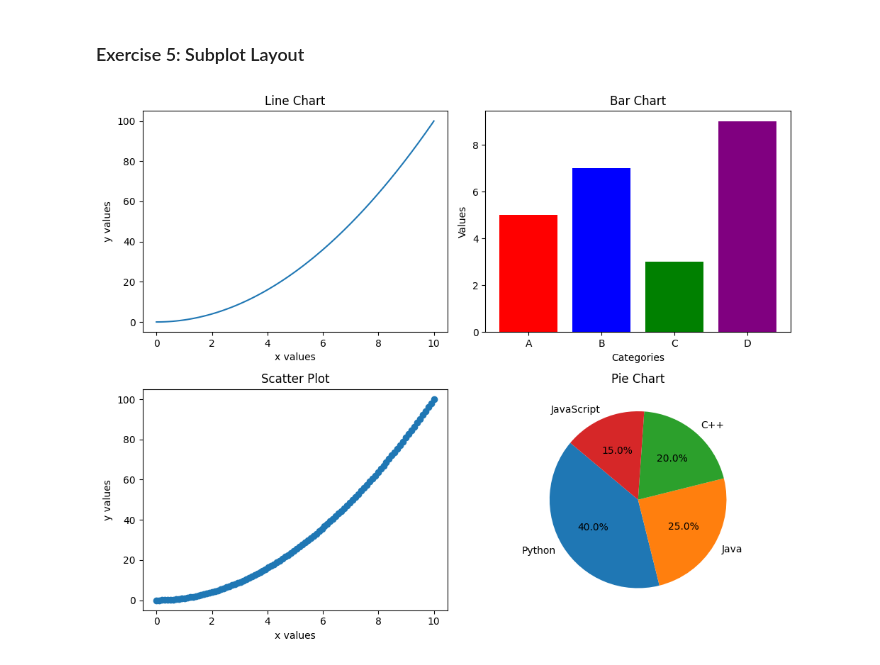
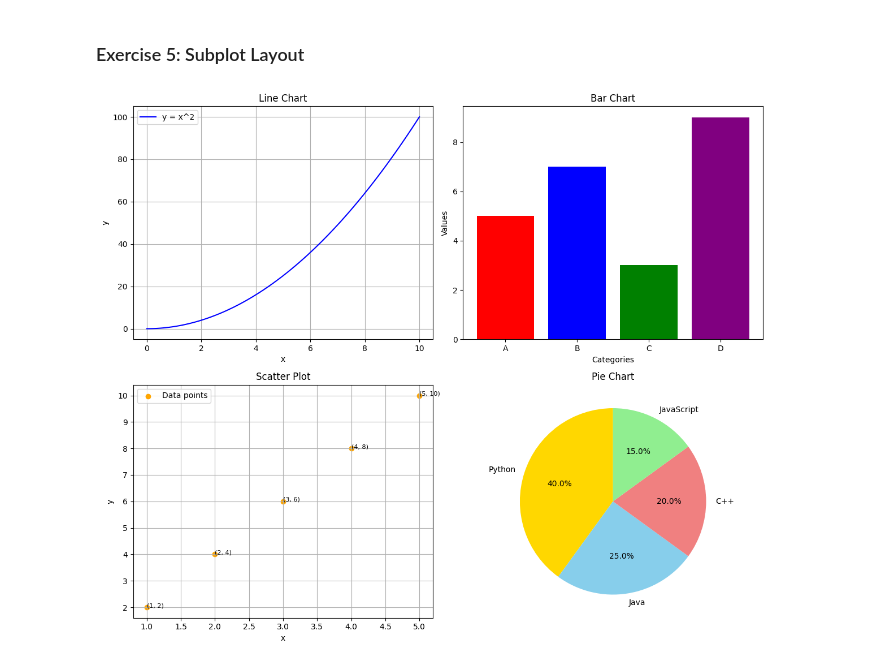
Before and after one commit to sidra-quadri/python-jupyter-template, a Jupyter notebook: src/5-subplot.ipynb, the cells around one changed output. Drawn from its saved outputs; the diff is of its cells as text; code cells hidden in the pictures.

```diff
--- a/src/5-subplot.ipynb
+++ b/src/5-subplot.ipynb
@@ -5,47 +5,53 @@
 # Plot a line chart in the first subplot, a bar chart in the second, a scatter plot in the third, and a pie chart in the fourth.
 # %%
 import matplotlib.pyplot as plt
+# Data for the plots
 import numpy as np
-
-# Data for the plots
-x = np.linspace(0, 10, 100)
-y = x**2
+x_line = np.linspace(0, 10, 100)
+y_line = x_line**2
 
 categories = ['A', 'B', 'C', 'D']
 values = [5, 7, 3, 9]
 
-pie_labels = ['Python', 'Java', 'C++', 'JavaScript']
-pie_sizes = [40, 25, 20, 15]
+x_scatter = [1, 2, 3, 4, 5]
+y_scatter = [2, 4, 6, 8, 10]
 
-# Create the figure and 2x2 subplot layout
-fig, axs = plt.subplots(2, 2, figsize=(10, 8))
+labels_pie = ['Python', 'Java', 'C++', 'JavaScript']
+sizes_pie = [40, 25, 20, 15]
 
-# First subplot: Line chart
-axs[0, 0].plot(x, y)
-axs[0, 0].set_title('Line Chart')
-axs[0, 0].set_xlabel('x values')
-axs[0, 0].set_ylabel('y values')
+# Create a 2x2 subplot layout
+fig, axes = plt.subplots(2, 2, figsize=(12, 10))
 
-# Second subplot: Bar chart
-axs[0, 1].bar(categories, values, color=['red', 'blue', 'green', 'purple'])
-axs[0, 1].set_title('Bar Chart')
-axs[0, 1].set_xlabel('Categories')
-axs[0, 1].set_ylabel('Values')
+# Line chart
+axes[0, 0].plot(x_line, y_line, color='blue', label="y = x^2")
+axes[0, 0].set_title("Line Chart")
+axes[0, 0].set_xlabel("x")
+axes[0, 0].set_ylabel("y")
+axes[0, 0].legend()
+axes[0, 0].grid(True)
 
-# Third subplot: Scatter plot
-axs[1, 0].scatter(x, y)
-axs[1, 0].set_title('Scatter Plot')
-axs[1, 0].set_xlabel('x values')
-axs[1, 0].set_ylabel('y values')
+# Bar chart
+axes[0, 1].bar(categories, values, color=['red', 'blue', 'green', 'purple'])
+axes[0, 1].set_title("Bar Chart")
+axes[0, 1].set_xlabel("Categories")
+axes[0, 1].set_ylabel("Values")
 
-# Fourth subplot: Pie chart
-axs[1, 1].pie(pie_sizes, labels=pie_labels, autopct='%1.1f%%', startangle=140)
-axs[1, 1].set_title('Pie Chart')
+# Scatter plot
+axes[1, 0].scatter(x_scatter, y_scatter, color='orange', label="Data points")
+for i in range(len(x_scatter)):
+    axes[1, 0].text(x_scatter[i], y_scatter[i], f"({x_scatter[i]}, {y_scatter[i]})", fontsize=8)
+axes[1, 0].set_title("Scatter Plot")
+axes[1, 0].set_xlabel("x")
+axes[1, 0].set_ylabel("y")
+axes[1, 0].legend()
+axes[1, 0].grid(True)
+
+# Pie chart
+axes[1, 1].pie(sizes_pie, labels=labels_pie, autopct='%1.1f%%', startangle=90, colors=['gold', 'skyblue', 'lightcoral', 'lightgreen'])
+axes[1, 1].set_title("Pie Chart")
 
 # Adjust layout
 plt.tight_layout()
-
-# Display the plot
 plt.show()
 # %% [output]
-[figure, old version]
+[figure, new version]
```
Also changed, not shown: 5 other files.
